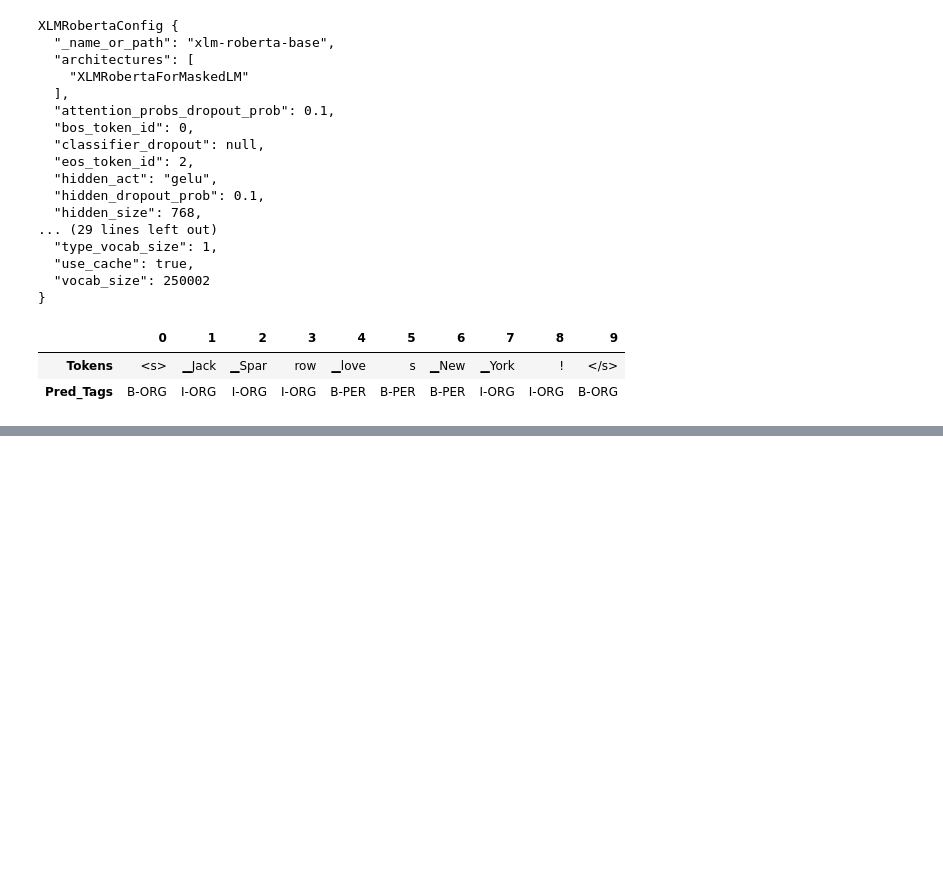
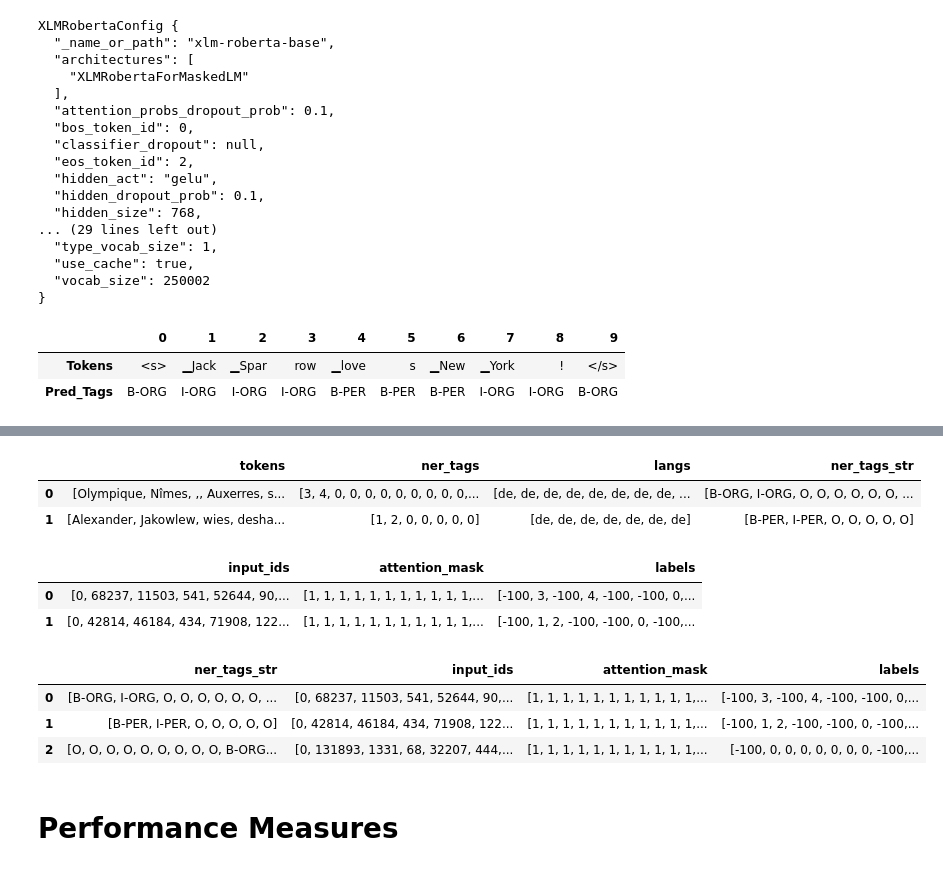
Before and after one commit to Sohaib9920/Transformer_Multilingual_NER, a Jupyter notebook: Transformer_Multilingual_Named_Entity_Recognition.ipynb, the cells around one changed output, grey strips where cells are left out. Drawn from its saved outputs; the diff is of its cells as text; code cells hidden in the pictures; blank space fills up the shorter version.

```diff
--- a/Transformer_Multilingual_Named_Entity_Recognition.ipynb
+++ b/Transformer_Multilingual_Named_Entity_Recognition.ipynb
@@ -266,0 +287,36 @@ print(subword_ner_tags_cleaned_str)
+# %%
+def tokenize_and_align_labels(batch):
+    tokenized_inputs = xlmr_tokenizer(batch["tokens"], is_split_into_words=True, truncation=True)
+    labels = []
+    for row_idx, ner_tags in enumerate(batch["ner_tags"]):
+        word_ids = tokenized_inputs.word_ids(row_idx)
+        sub_ner_tags = word_ids_to_sub_ner_tags(word_ids, ner_tags)
+        labels.append(sub_ner_tags)
+    tokenized_inputs["labels"] = labels
+    return tokenized_inputs
+# %%
+pd.DataFrame(panx_de["train"][:2])
+# %% [output]
+|  | tokens | ner_tags | langs | ner_tags_str |
+| 0 | [Olympique, Nîmes, ,, Auxerres, s... | [3, 4, 0, 0, 0, 0, 0, 0, 0, 0, 0,... | [de, de, de, de, de, de, de, de, ... | [B-ORG, I-ORG, O, O, O, O, O, O, ... |
+| 1 | [Alexander, Jakowlew, wies, desha... | [1, 2, 0, 0, 0, 0, 0] | [de, de, de, de, de, de, de] | [B-PER, I-PER, O, O, O, O, O] |
+# %%
+pd.DataFrame(dict(tokenize_and_align_labels(panx_de["train"][:2])))
+# %% [output]
+|  | input_ids | attention_mask | labels |
+| 0 | [0, 68237, 11503, 541, 52644, 90,... | [1, 1, 1, 1, 1, 1, 1, 1, 1, 1, 1,... | [-100, 3, -100, 4, -100, -100, 0,... |
+| 1 | [0, 42814, 46184, 434, 71908, 122... | [1, 1, 1, 1, 1, 1, 1, 1, 1, 1, 1,... | [-100, 1, 2, -100, -100, 0, -100,... |
+# %%
+def encode_pax_dataset(corpus):
+    return corpus.map(tokenize_and_align_labels, batched=True, remove_columns=["ner_tags", "langs", "tokens"])
+# %%
+panx_de_encoded = encode_pax_dataset(panx_de)
+# %%
+pd.DataFrame(panx_de_encoded["train"][:3])
+# %% [output]
+|  | ner_tags_str | input_ids | attention_mask | labels |
+| 0 | [B-ORG, I-ORG, O, O, O, O, O, O, ... | [0, 68237, 11503, 541, 52644, 90,... | [1, 1, 1, 1, 1, 1, 1, 1, 1, 1, 1,... | [-100, 3, -100, 4, -100, -100, 0,... |
+| 1 | [B-PER, I-PER, O, O, O, O, O] | [0, 42814, 46184, 434, 71908, 122... | [1, 1, 1, 1, 1, 1, 1, 1, 1, 1, 1,... | [-100, 1, 2, -100, -100, 0, -100,... |
+| 2 | [O, O, O, O, O, O, O, O, O, B-ORG... | [0, 131893, 1331, 68, 32207, 444,... | [1, 1, 1, 1, 1, 1, 1, 1, 1, 1, 1,... | [-100, 0, 0, 0, 0, 0, 0, 0, -100,... |
+# %% [markdown]
+# Performance Measures
```
Also changed, not shown: parts of 11 cells of this notebook.
